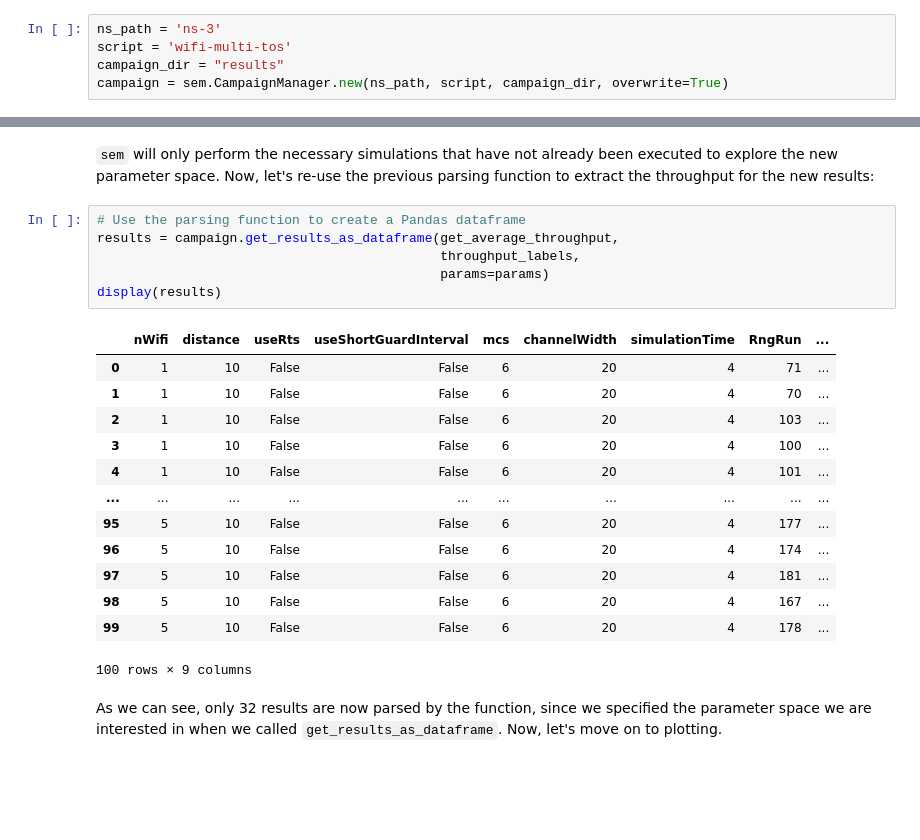
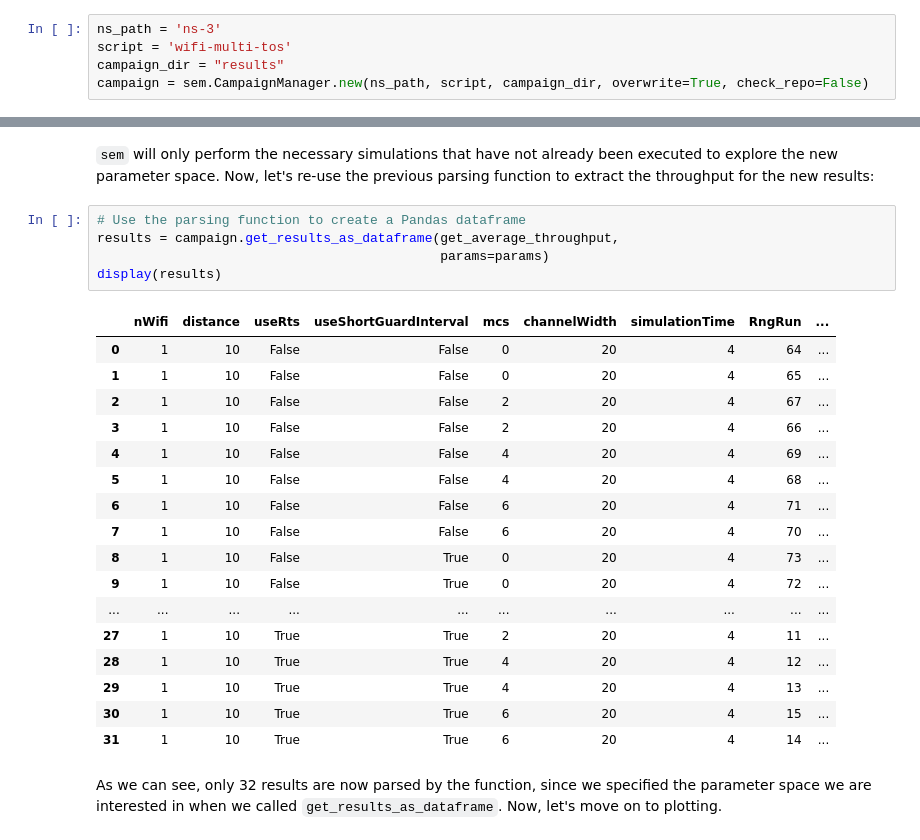
Before and after one commit to signetlabdei/sem, a Jupyter notebook: examples/WiFi Plots.ipynb, the cells around one changed output, grey strips where cells are left out. Drawn from its saved outputs; the diff is of its cells as text; blank space fills up the shorter version.

```diff
--- a/examples/WiFi Plots.ipynb
+++ b/examples/WiFi Plots.ipynb
@@ -26,7 +26,7 @@ save our results.
 ns_path = 'ns-3'
 script = 'wifi-multi-tos'
 campaign_dir = "results"
-campaign = sem.CampaignManager.new(ns_path, script, campaign_dir, overwrite=True)
+campaign = sem.CampaignManager.new(ns_path, script, campaign_dir, overwrite=True, check_repo=False)
 # %% [markdown]
 At time of campaign creation, ``sem`` compiles ns-3, asks the ns-3 script we
 want to use for its command line parameters, and looks at the hash of the commit
@@ -237,23 +235,26 @@ campaign.run_missing_simulations(params, runs=runs)
 # %%
 # Use the parsing function to create a Pandas dataframe
 results = campaign.get_results_as_dataframe(get_average_throughput,
-                                            throughput_labels,
                                             params=params)
 display(results)
 # %% [output]
 |  | nWifi | distance | useRts | useShortGuardInterval | mcs | channelWidth | simulationTime | RngRun | ... |
-| 0 | 1 | 10 | False | False | 6 | 20 | 4 | 71 | ... |
-| 1 | 1 | 10 | False | False | 6 | 20 | 4 | 70 | ... |
-| 2 | 1 | 10 | False | False | 6 | 20 | 4 | 103 | ... |
-| 3 | 1 | 10 | False | False | 6 | 20 | 4 | 100 | ... |
-| 4 | 1 | 10 | False | False | 6 | 20 | 4 | 101 | ... |
+| 0 | 1 | 10 | False | False | 0 | 20 | 4 | 64 | ... |
+| 1 | 1 | 10 | False | False | 0 | 20 | 4 | 65 | ... |
+| 2 | 1 | 10 | False | False | 2 | 20 | 4 | 67 | ... |
+| 3 | 1 | 10 | False | False | 2 | 20 | 4 | 66 | ... |
+| 4 | 1 | 10 | False | False | 4 | 20 | 4 | 69 | ... |
+| 5 | 1 | 10 | False | False | 4 | 20 | 4 | 68 | ... |
+| 6 | 1 | 10 | False | False | 6 | 20 | 4 | 71 | ... |
+| 7 | 1 | 10 | False | False | 6 | 20 | 4 | 70 | ... |
+| 8 | 1 | 10 | False | True | 0 | 20 | 4 | 73 | ... |
+| 9 | 1 | 10 | False | True | 0 | 20 | 4 | 72 | ... |
 | ... | ... | ... | ... | ... | ... | ... | ... | ... | ... |
-| 95 | 5 | 10 | False | False | 6 | 20 | 4 | 177 | ... |
-| 96 | 5 | 10 | False | False | 6 | 20 | 4 | 174 | ... |
-| 97 | 5 | 10 | False | False | 6 | 20 | 4 | 181 | ... |
-| 98 | 5 | 10 | False | False | 6 | 20 | 4 | 167 | ... |
-| 99 | 5 | 10 | False | False | 6 | 20 | 4 | 178 | ... |
+| 27 | 1 | 10 | True | True | 2 | 20 | 4 | 11 | ... |
+| 28 | 1 | 10 | True | True | 4 | 20 | 4 | 12 | ... |
+| 29 | 1 | 10 | True | True | 4 | 20 | 4 | 13 | ... |
+| 30 | 1 | 10 | True | True | 6 | 20 | 4 | 15 | ... |
+| 31 | 1 | 10 | True | True | 6 | 20 | 4 | 14 | ... |
-100 rows × 9 columns
 # %% [markdown]
 As we can see, only 32 results are now parsed by the function, since we specified the parameter space we are interested in when we called ``get_results_as_dataframe``. Now, let's move on to plotting.
 # %%
```
Also changed, not shown: parts of 10 cells of this notebook, 1 other file.
